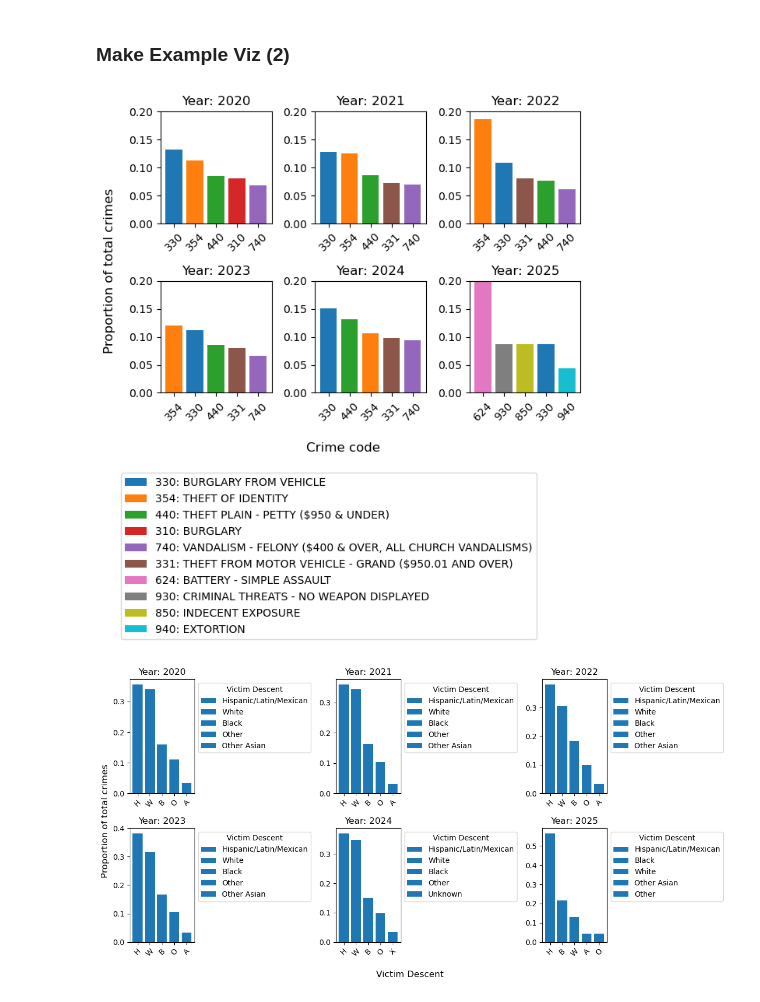
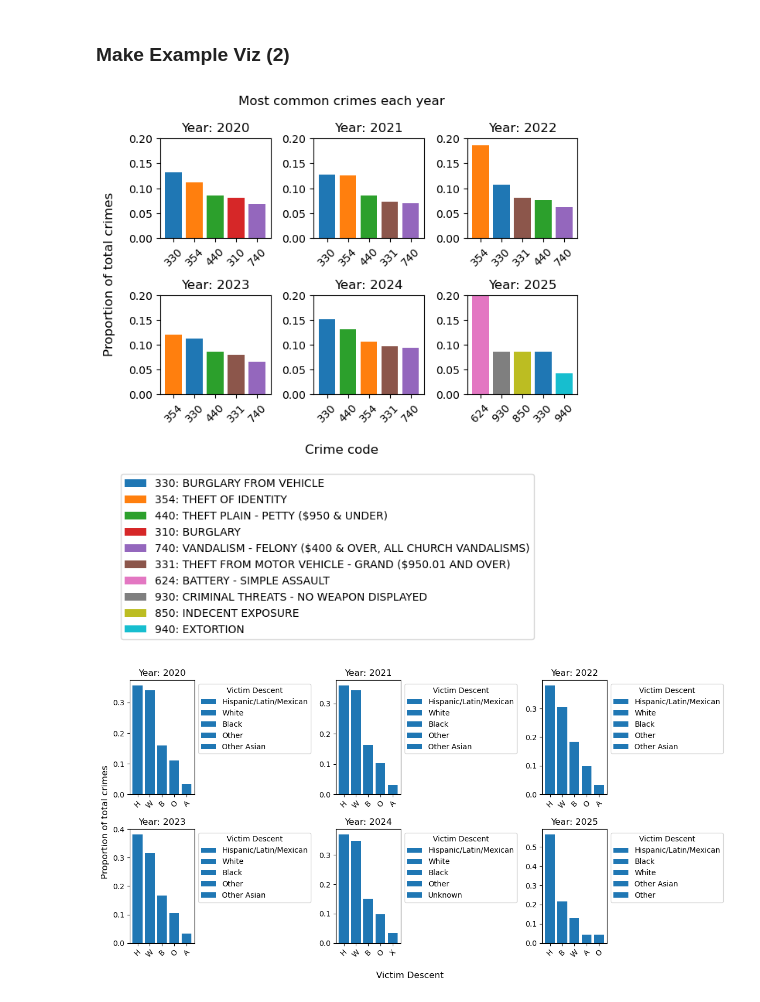
Before and after one commit to mLeach05/DS4200_final_proj, a Jupyter notebook: exploratory_analysis.ipynb, the cells around one changed output. Cells and saved outputs as stored; diff of their text form; code cells hidden in the pictures.

```diff
--- a/exploratory_analysis.ipynb
+++ b/exploratory_analysis.ipynb
@@ -43,7 +43,7 @@ clean_columns = [
 ]
 # %%
 import pandas as pd
-df = pd.read_csv('Crime_Data_from_2020_to_Present.csv')
+df = pd.read_csv('data/Crime_Data_from_2020_to_Present.csv')
 #replace column names with column names that are easier to use and more consistent
 df.columns = clean_columns
 
@@ -112,34 +112,36 @@ unique_codes = for_plotting.crm_cd.unique()
 colors = plt.get_cmap('tab10', len(unique_codes))
 color_map = dict(zip(unique_codes, colors.colors))
 
 # plots
 fig, ax = plt.subplots(2, 3)
 row = col = 0
 
 # makes barplots
 for y in range(2020, 2026):
     data = for_plotting.loc[for_plotting.date_occ == y]
     ax[row, col].bar(data.crm_cd.astype(str), data['count'], color=[color_map[x] for x in data.crm_cd])
     ax[row, col].set_title(f'Year: {y}')
     ax[row, col].tick_params(axis='x', labelrotation=45)
     #make sure all plots have the same scale
     ax[row, col].set_ylim(0, 0.2)
 
     col+=1
     if col>2:
         row+=1
         col=0
 # if col<=3 and row <=2:
 #     fig.delaxes(ax[1, 2])
 fig.supxlabel('Crime code')
 fig.supylabel('Proportion of total crimes')
 #custom legend that shows colors and
 fig.legend(handles=[Patch(facecolor=color_map[code], label='{0}: {1}'.format(code, code_map[code])) for code in unique_codes],
            loc='lower right',
            bbox_to_anchor=(0.9, -0.5))
+fig.suptitle('Most common crimes each year')
 fig.tight_layout()
+fig.savefig('crime_dist')
 # %% [output]
-[figure, old version]
+[figure, new version]
 # %%
 '''
 Plots bar graphs to see if certain demographics (races) are targeted by crime more than others,
```
Also changed, not shown: parts of 5 cells of this notebook, 6 other files.
